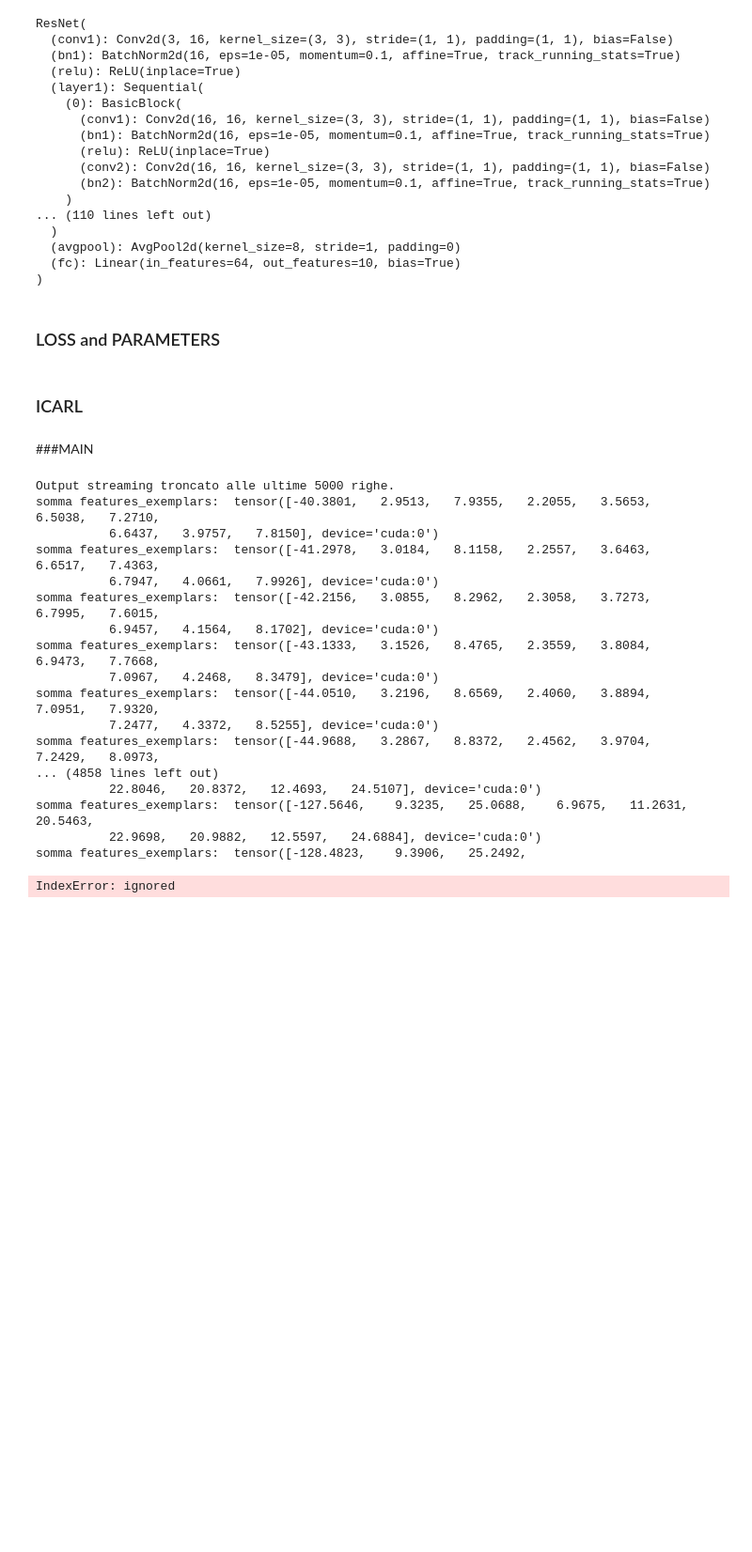
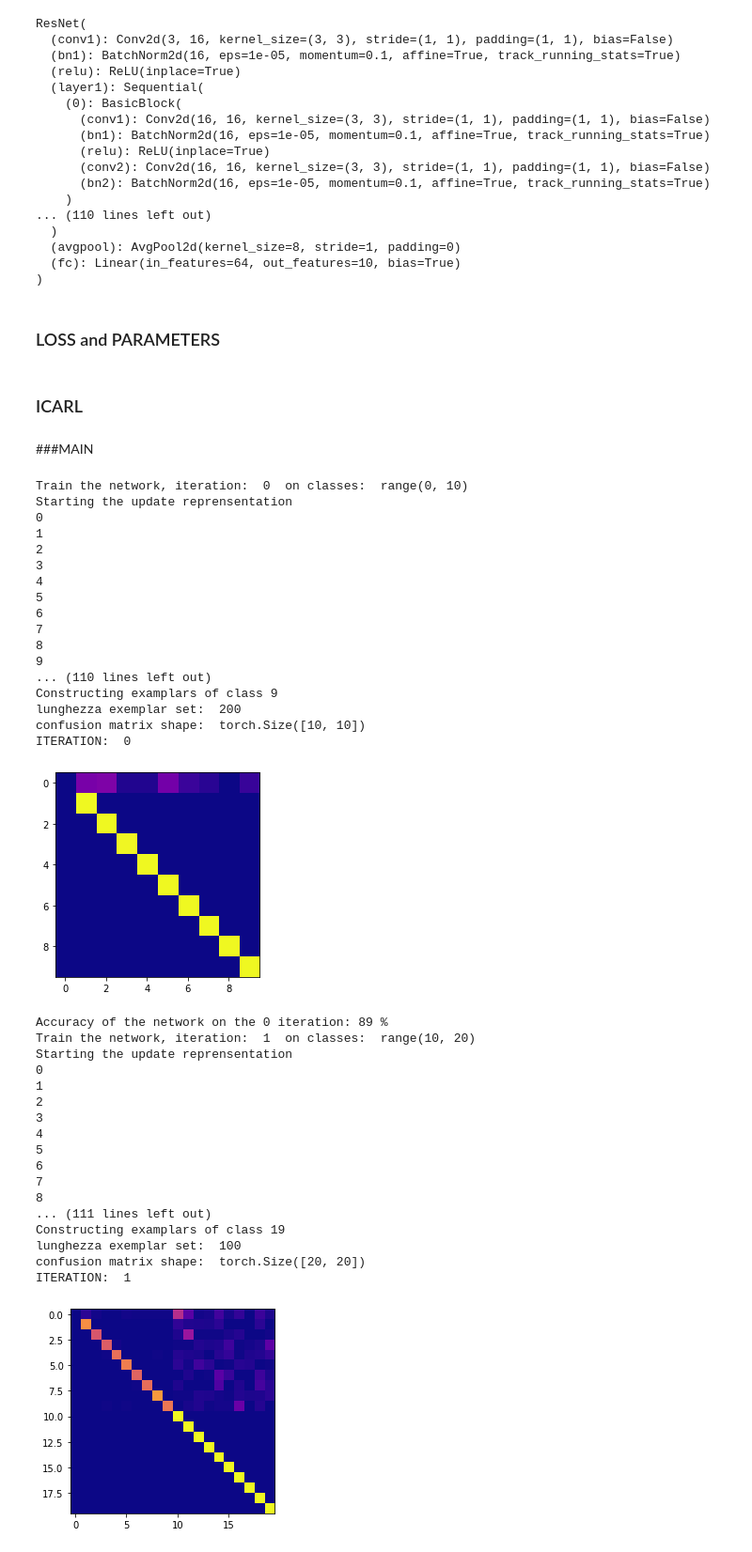
Before and after one commit to FrancescoManca-FM/Project_MLDL, a Jupyter notebook: iCarl.ipynb, the cells around one changed output. Shown at 94% size. Cells and saved outputs as stored; diff of their text form; code cells hidden in the pictures; blank space fills up the shorter version.

```diff
--- a/iCarl.ipynb
+++ b/iCarl.ipynb
@@ -259,7 +260,7 @@ ResNet(
 # %%
 lr = 0.01
 decay = 0.0001
-epochs = 2
+epochs = 40
 momentum = 0.9
 factor = 5
 # %%
@@ -366,7 +356,7 @@ def incrementalTrain(train_iter, iteration, network, device, epochs, num_classes
     exemplar_y_new = reduceExemplarSet(m, exemplars_set_tot[y]) # valore associato alla chiave y che rappresenta il label della classe
     exemplars_set_tot[y] = exemplar_y_new
 
-  for y in range(s, t+1):
+  for y in range(s, t):
     class_y = []
     for i in range(len(train_iter)):
       if(train_iter[i][1]==y):
@@ -433,7 +424,7 @@ def dist_loss(outputs, old_net, inputs):
 from sklearn.metrics import plot_confusion_matrix
 import matplotlib.pyplot as plt
 
-def test(testloader, iteration, network, acc):
+def test(testloader, iteration, network):
   confusion_matrix = torch.zeros(iteration*10+10,iteration*10+10)
   print("confusion matrix shape: ", confusion_matrix.shape)
   correct = 0
@@ -459,45 +450,63 @@ def test(testloader, iteration, network, acc):
   plt.figure()
   plt.imshow(confusion_matrix, interpolation="nearest", cmap=plt.cm.plasma)
   plt.show()
-  acc.append(100*correct/total)
+  #acc.append(100*correct/total)
   print(f'Accuracy of the network on the {iteration} iteration: %d %%' % (100 * correct / total))
 # %% [markdown]
 ###MAIN
 # %%
 # MAIN
 K = 2000
 iterations = 10
 num_classes = 10
 test_set = [] #initialized here because we test over all the classes not only those one in which I train
 exemplars_set_tot = {new_list: [] for new_list in range(100)}
 for i in range(iterations):
   classes_current_iter = range(i*num_classes, i*num_classes+num_classes)
   train_iter = []
   for j in range(len(trainset)):
     if(trainset[j][-1] in classes_current_iter):
       test_set.append(trainset[j])
       train_iter.append(trainset[j])
 
   valid_loader = torch.utils.data.DataLoader(test_set, shuffle = True, batch_size = batch_size, num_workers=2)
   print("Train the network, iteration: ", i, " on classes: ", classes_current_iter)
   incrementalTrain(train_iter, i, net, device, epochs, num_classes, K, exemplars_set_tot) # Train the network with 10 classes at a time
-  test(valid_loader, i, net, acc) # Test the network with all classes seen until this iteration
+  test(valid_loader, i, net) # Test the network with all classes seen until this iteration
 # %% [output]
-Output streaming troncato alle ultime 5000 righe.
-somma features_exemplars:  tensor([-40.3801,   2.9513,   7.9355,   2.2055,   3.5653,   6.5038,   7.2710,
-          6.6437,   3.9757,   7.8150], device='cuda:0')
-somma features_exemplars:  tensor([-41.2978,   3.0184,   8.1158,   2.2557,   3.6463,   6.6517,   7.4363,
-          6.7947,   4.0661,   7.9926], device='cuda:0')
-somma features_exemplars:  tensor([-42.2156,   3.0855,   8.2962,   2.3058,   3.7273,   6.7995,   7.6015,
-          6.9457,   4.1564,   8.1702], device='cuda:0')
-somma features_exemplars:  tensor([-43.1333,   3.1526,   8.4765,   2.3559,   3.8084,   6.9473,   7.7668,
-          7.0967,   4.2468,   8.3479], device='cuda:0')
-somma features_exemplars:  tensor([-44.0510,   3.2196,   8.6569,   2.4060,   3.8894,   7.0951,   7.9320,
-          7.2477,   4.3372,   8.5255], device='cuda:0')
-somma features_exemplars:  tensor([-44.9688,   3.2867,   8.8372,   2.4562,   3.9704,   7.2429,   8.0973,
-... (4858 lines left out)
-          22.8046,   20.8372,   12.4693,   24.5107], device='cuda:0')
-somma features_exemplars:  tensor([-127.5646,    9.3235,   25.0688,    6.9675,   11.2631,   20.5463,
-          22.9698,   20.9882,   12.5597,   24.6884], device='cuda:0')
-somma features_exemplars:  tensor([-128.4823,    9.3906,   25.2492,
+Train the network, iteration:  0  on classes:  range(0, 10)
+Starting the update reprensentation
+0
+1
+2
+3
+4
+5
+6
+7
+8
+9
+... (110 lines left out)
+Constructing examplars of class 9
+lunghezza exemplar set:  200
+confusion matrix shape:  torch.Size([10, 10])
+ITERATION:  0
+[figure, added]
-IndexError: ignored
+Accuracy of the network on the 0 iteration: 89 %
+Train the network, iteration:  1  on classes:  range(10, 20)
+Starting the update reprensentation
+0
+1
+2
+3
+4
+5
+6
+7
+8
+... (111 lines left out)
+Constructing examplars of class 19
+lunghezza exemplar set:  100
+confusion matrix shape:  torch.Size([20, 20])
+ITERATION:  1
+[figure, added]
```
Also changed, not shown: parts of 6 cells of this notebook.
